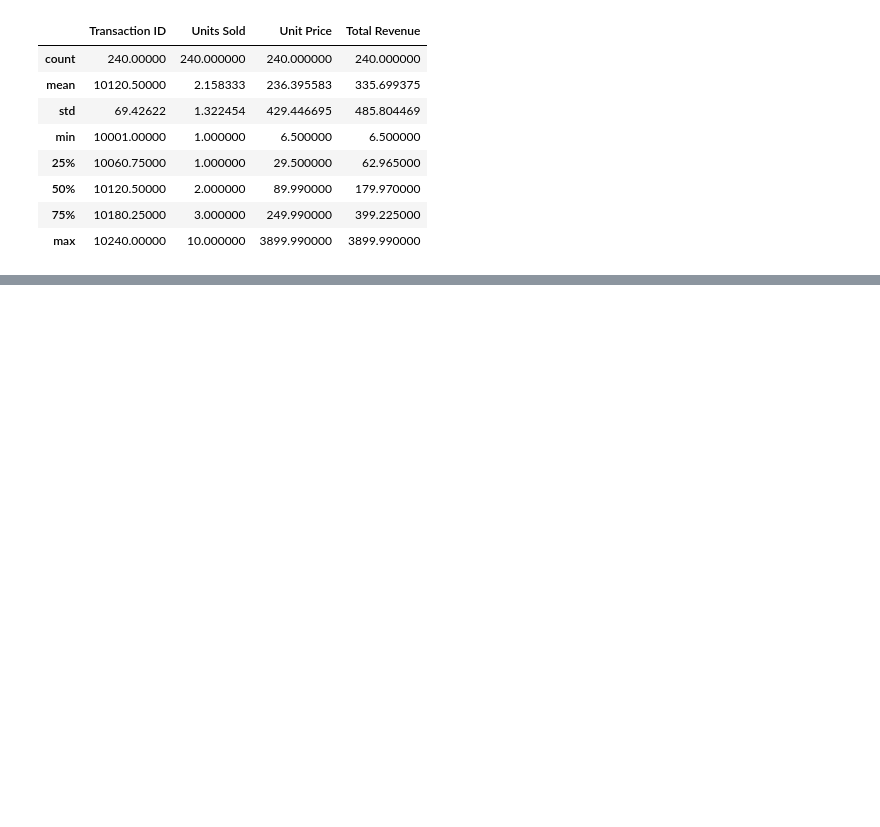
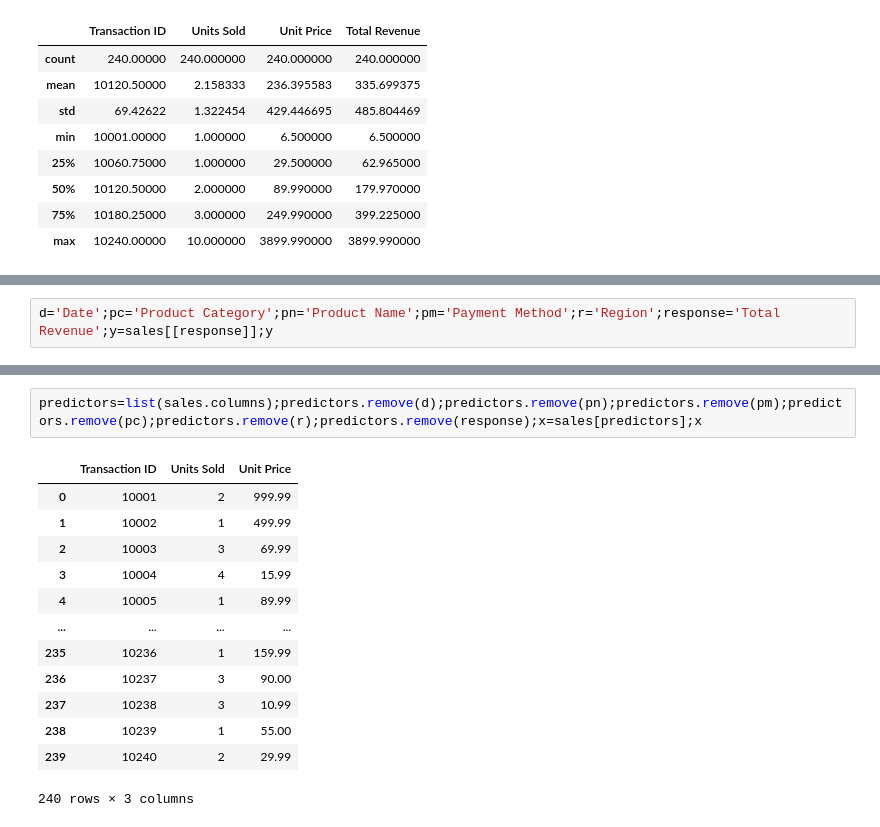
Before and after one commit to AnkurSatyarthi/Online-Sales-Dataset-Popular-Market-place-Data-Analysis-and-Total-Revenue-Predictions, a Jupyter notebook: sales.ipynb, the cells around one changed output, grey strips where cells are left out. Cells and saved outputs as stored; diff of their text form; blank space fills up the shorter version.

Commit message:
just set the preditors and response

```diff
--- a/sales.ipynb
+++ b/sales.ipynb
@@ -45,0 +62,2 @@ sales.describe()
+# %%
+d='Date';pc='Product Category';pn='Product Name';pm='Payment Method';r='Region';response='Total Revenue';y=sales[[response]];y
@@ -45,0 +78,16 @@ sales.describe()
+# %%
+predictors=list(sales.columns);predictors.remove(d);predictors.remove(pn);predictors.remove(pm);predictors.remove(pc);predictors.remove(r);predictors.remove(response);x=sales[predictors];x
+# %% [output]
+|  | Transaction ID | Units Sold | Unit Price |
+| 0 | 10001 | 2 | 999.99 |
+| 1 | 10002 | 1 | 499.99 |
+| 2 | 10003 | 3 | 69.99 |
+| 3 | 10004 | 4 | 15.99 |
+| 4 | 10005 | 1 | 89.99 |
+| ... | ... | ... | ... |
+| 235 | 10236 | 1 | 159.99 |
+| 236 | 10237 | 3 | 90.00 |
+| 237 | 10238 | 3 | 10.99 |
+| 238 | 10239 | 1 | 55.00 |
+| 239 | 10240 | 2 | 29.99 |
+240 rows × 3 columns
```
Also changed, not shown: parts of 4 cells of this notebook.
